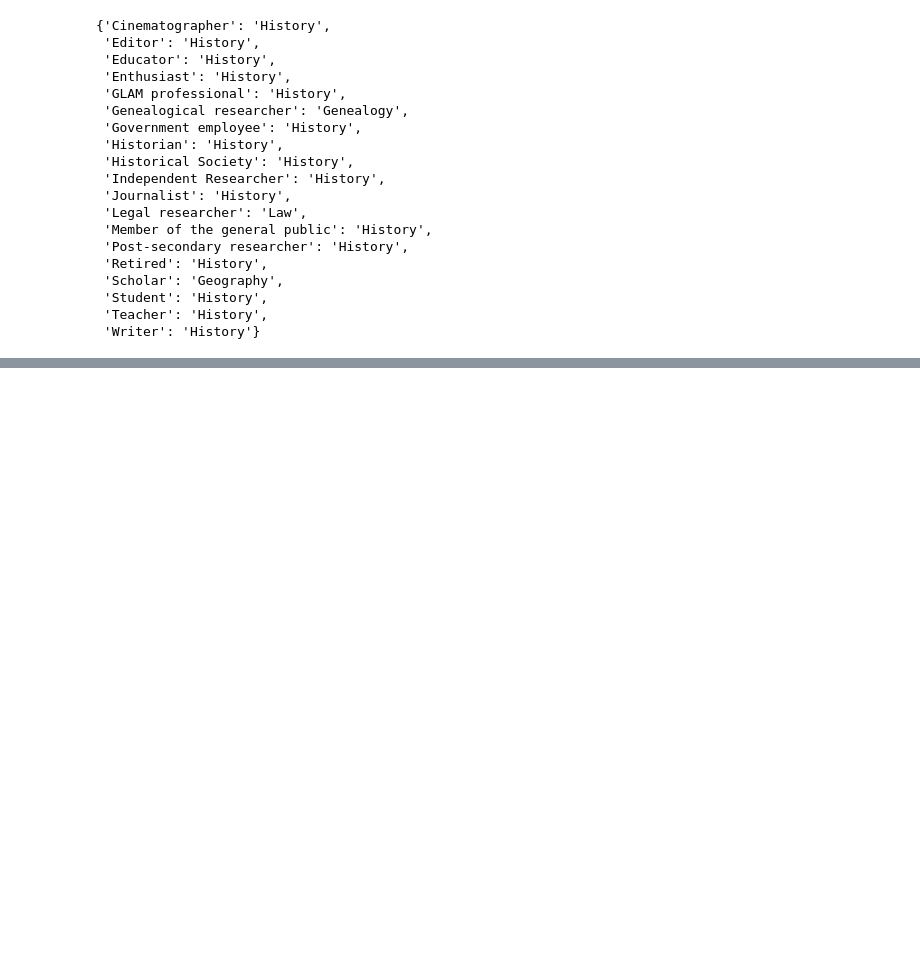
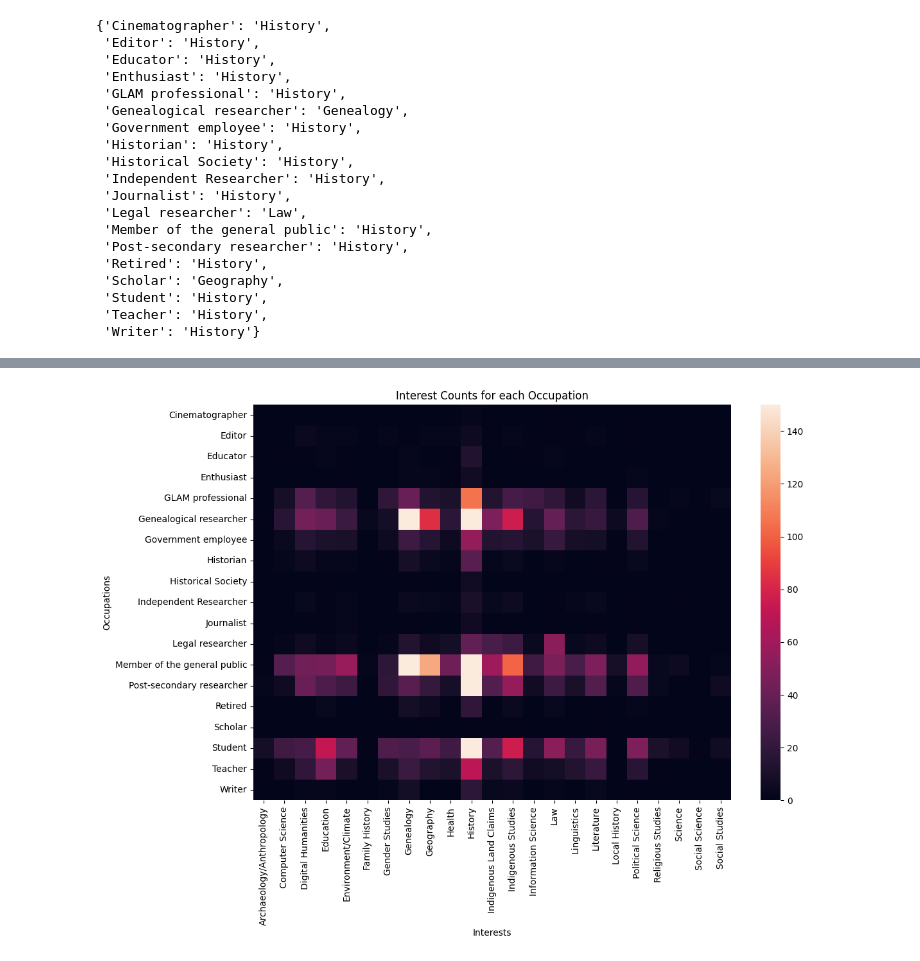
Before and after one commit to crkn-rcdr/user-survey-analysis, a Jupyter notebook: _sources/notebooks.ipynb, the cells around one changed output, grey strips where cells are left out. Saved outputs shown, nothing was run; the diff lists cells and outputs as text; code cells hidden in the pictures; blank space fills up the shorter version.

```diff
--- a/_sources/notebooks.ipynb
+++ b/_sources/notebooks.ipynb
@@ -311,0 +314,20 @@ occupation_interests
+# %%
+# First, we need to recreate the relevant segments of the dataframe for occupations and interests
+occupations_data = data[occupations_columns]
+interests_data = data[interests_columns]
+
+# Count the occurrences of interests for each occupation
+occupation_interest_counts = {}
+for occupation in occupations_columns:
+    occupation_data = data[data[occupation] == 1]
+    for interest in interests_columns:
+        if occupation in occupation_interest_counts:
+            occupation_interest_counts[occupation][interest] = occupation_data[interest].sum()
+        else:
+            occupation_interest_counts[occupation] = {interest: occupation_data[interest].sum()}
+
+# Convert the dictionary to a pandas DataFrame
+occupation_interest_df = pd.DataFrame.from_dict(occupation_interest_counts, orient='index')
+
+# Show the dataframe
+occupation_interest_df
@@ -312,3 +353,22 @@ occupation_interests
+# %%
+# Now, we will plot a heat map using the seaborn library
+import seaborn as sns
+
+# Increase the size of the figure for better visibility
+plt.figure(figsize=(12,8))
+
+# Plot the heatmap
+sns.heatmap(occupation_interest_df, annot=False, vmin=0, vmax=150)
+
+# Set the labels and title for the plot
+plt.xlabel('Interests')
+plt.ylabel('Occupations')
+plt.title('Interest Counts for each Occupation')
+
+# Show the plot
+plt.show()
+# %% [output]
+[figure, added]
 # %% [markdown]
 <a style='text-decoration:none;line-height:16px;display:flex;color:#5B5B62;padding:10px;justify-content:end;' href='https://deepnote.com?utm_source=created-in-deepnote-cell&projectId=78bfc222-b866-4a43-b8a8-c2a8d5467ce5' target="_blank">
 <img alt='Created in deepnote.com' style='display:inline;max-height:16px;margin:0px;margin-right:7.5px;' src='embedded-picture-1' > </img>
```
Also changed, not shown: parts of 2 cells of this notebook, 3 other files.
